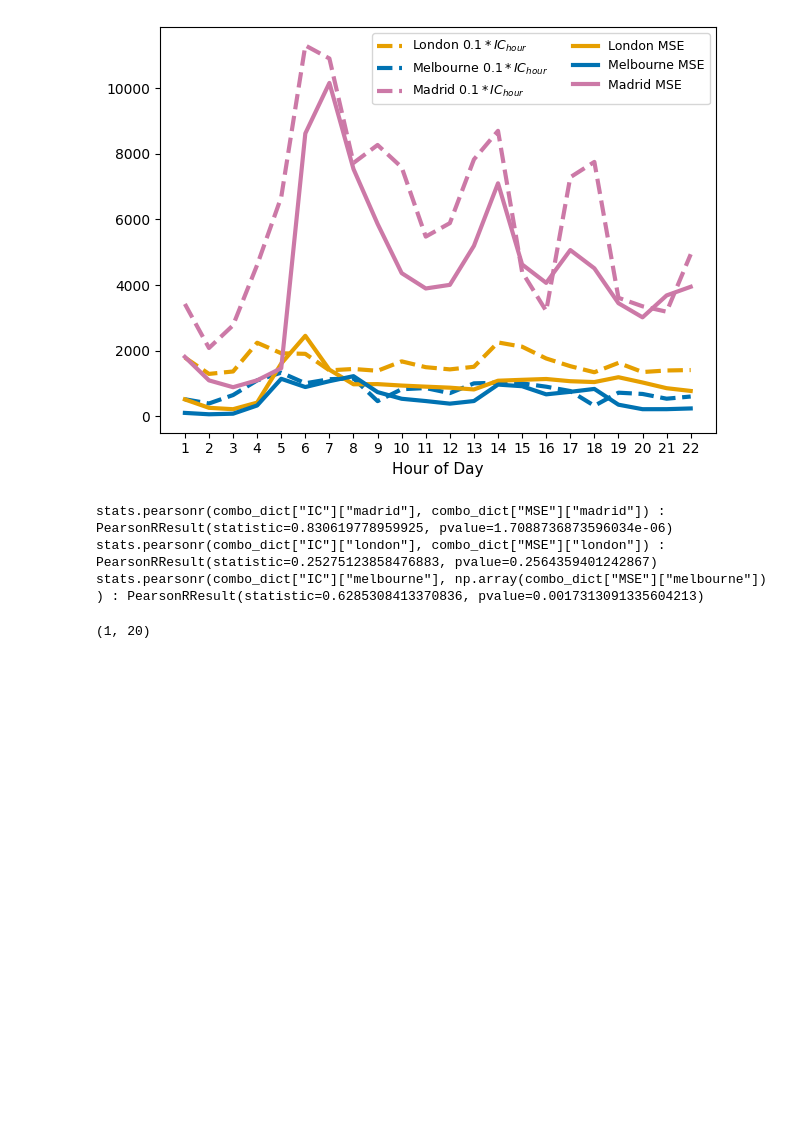
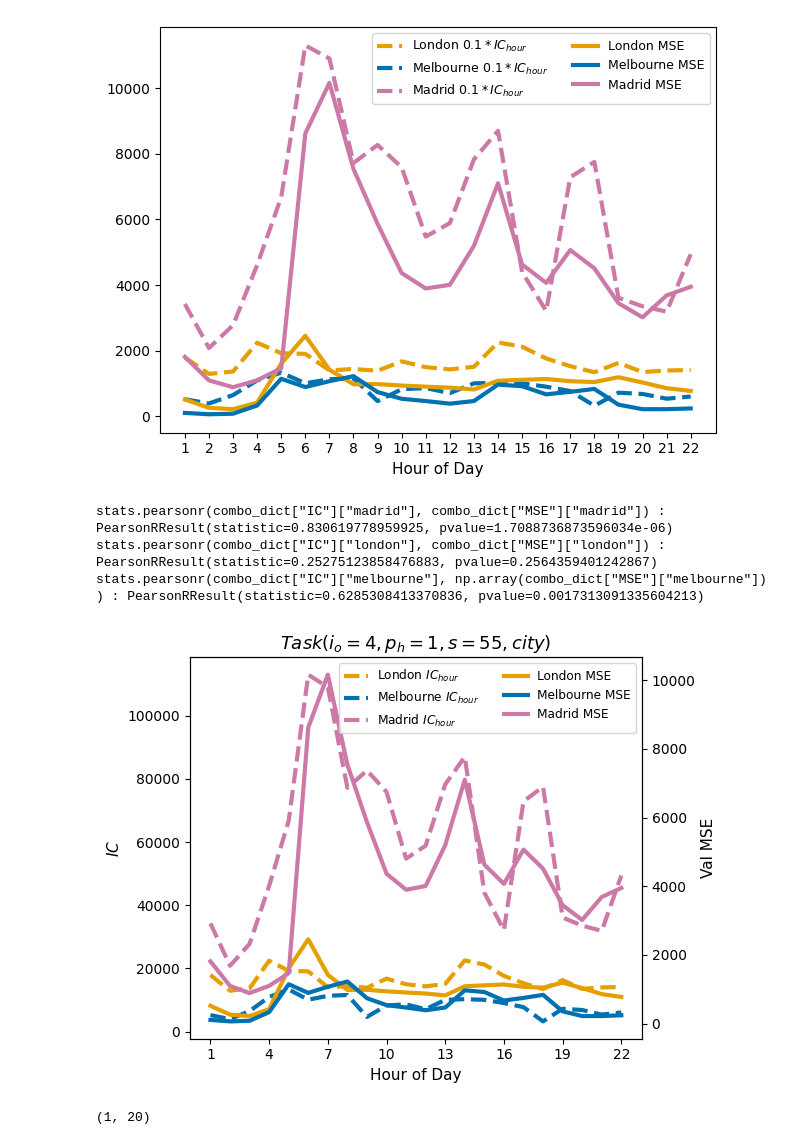
Before and after one commit to mie-lab/Complexity-Aware-Traffic-Prediction, a Jupyter notebook: CATP/plotting/adam_001_30_epochs/analyse_temporal_dist_normalised_IC_train_MSE_valdata_small_model.ipynb, the cells around one changed output. Drawn from its saved outputs; the diff is of its cells as text; code cells hidden in the pictures; blank space fills up the shorter version.

Commit message:
Plots in paper

```diff
--- a/CATP/plotting/adam_001_30_epochs/analyse_temporal_dist_normalised_IC_train_MSE_valdata_small_model.ipynb
+++ b/CATP/plotting/adam_001_30_epochs/analyse_temporal_dist_normalised_IC_train_MSE_valdata_small_model.ipynb
@@ -427,6 +427,72 @@ sprint (stats.pearsonr(combo_dict["IC"]["melbourne"], np.array(combo_dict["MSE"]
 stats.pearsonr(combo_dict["IC"]["madrid"], combo_dict["MSE"]["madrid"]) : PearsonRResult(statistic=0.830619778959925, pvalue=1.7088736873596034e-06)
 stats.pearsonr(combo_dict["IC"]["london"], combo_dict["MSE"]["london"]) : PearsonRResult(statistic=0.25275123858476883, pvalue=0.2564359401242867)
 stats.pearsonr(combo_dict["IC"]["melbourne"], np.array(combo_dict["MSE"]["melbourne"]) ) : PearsonRResult(statistic=0.6285308413370836, pvalue=0.0017313091335604213)
+# %%
+import matplotlib.pyplot as plt
+import numpy as np
+from scipy import stats
+# from smartprint import smartprint as sprint  # Assuming sprint is a custom print function
+
+LS = {}
+LS["IC"] = "--"
+LS["MSE"] = "-"
+
+fig, ax1 = plt.subplots()
+
+# Create a second y-axis for the other metric
+ax2 = ax1.twinx()
+
+for key in combo_dict:
+    for k in combo_dict[key]:
+        value = combo_dict[key][k]
+        if key == "IC":
+            # Plot IC on the first y-axis (ax1)
+            ax1.plot(range(1, 23), value, label=str(k).title() + " " + key.replace("IC", r"$IC_{hour}$"),
+                     linestyle=LS[key], color=city_color[k], linewidth=3)
+        else:
+            # Plot MSE on the second y-axis (ax2)
+            ax2.plot(range(1, 23), value, label=str(k).title() + " " + key,
+                     linestyle=LS[key], color=city_color[k], linewidth=3)
+
+# Set labels for both y-axes
+ax1.set_ylabel(r'$IC$', fontsize=11)
+ax2.set_ylabel('Val MSE', fontsize=11)
+
+# Other plot settings
+plt.xticks(range(1, 23))
+plt.xlabel("Hour of Day", fontsize=11)
+
+
+# Create combined legend for both axes
+lines, labels = ax1.get_legend_handles_labels()
+lines2, labels2 = ax2.get_legend_handles_labels()
+plt.legend(lines + lines2, labels + labels2, ncol=2, fontsize=8.7)
+
+
+# Explicitly set x-axis label and adjust font size if needed
+ax1.set_xlabel("Hour of Day", fontsize=11)
+
+# Rotate x-axis labels if they are overlapping
+plt.xticks(range(1, 23, 3), rotation=45)
+
+# Adjust the layout
+
+
+# Adjust bottom margin if necessary
+fig.subplots_adjust(bottom=0.2)  # You can adjust the 0.2 value as needed
+plt.title(r"$Task(i_o=4, p_h=1, s=55, city)$", fontsize=13)
+
+plt.tight_layout()
+# Save and show the plot
+plt.savefig("IC_temp_normalised_three_cities_default_task.png", dpi=300)
+plt.show()
+
+# Pearson correlation calculations
+# sprint(stats.pearsonr(combo_dict["IC"]["madrid"], combo_dict["MSE"]["madrid"]))
+# sprint(stats.pearsonr(combo_dict["IC"]["london"], combo_dict["MSE"]["london"]))
+# sprint(stats.pearsonr(combo_dict["IC"]["melbourne"], np.array(combo_dict["MSE"]["melbourne"])))
+# %% [output]
+[figure, added]
 # %%
 a = np.array(np.array(combo_dict[key][k]).flatten()%periodicity / 4, "int").tolist()
 plt.hist(a)
```
Also changed, not shown: 25 other files.
